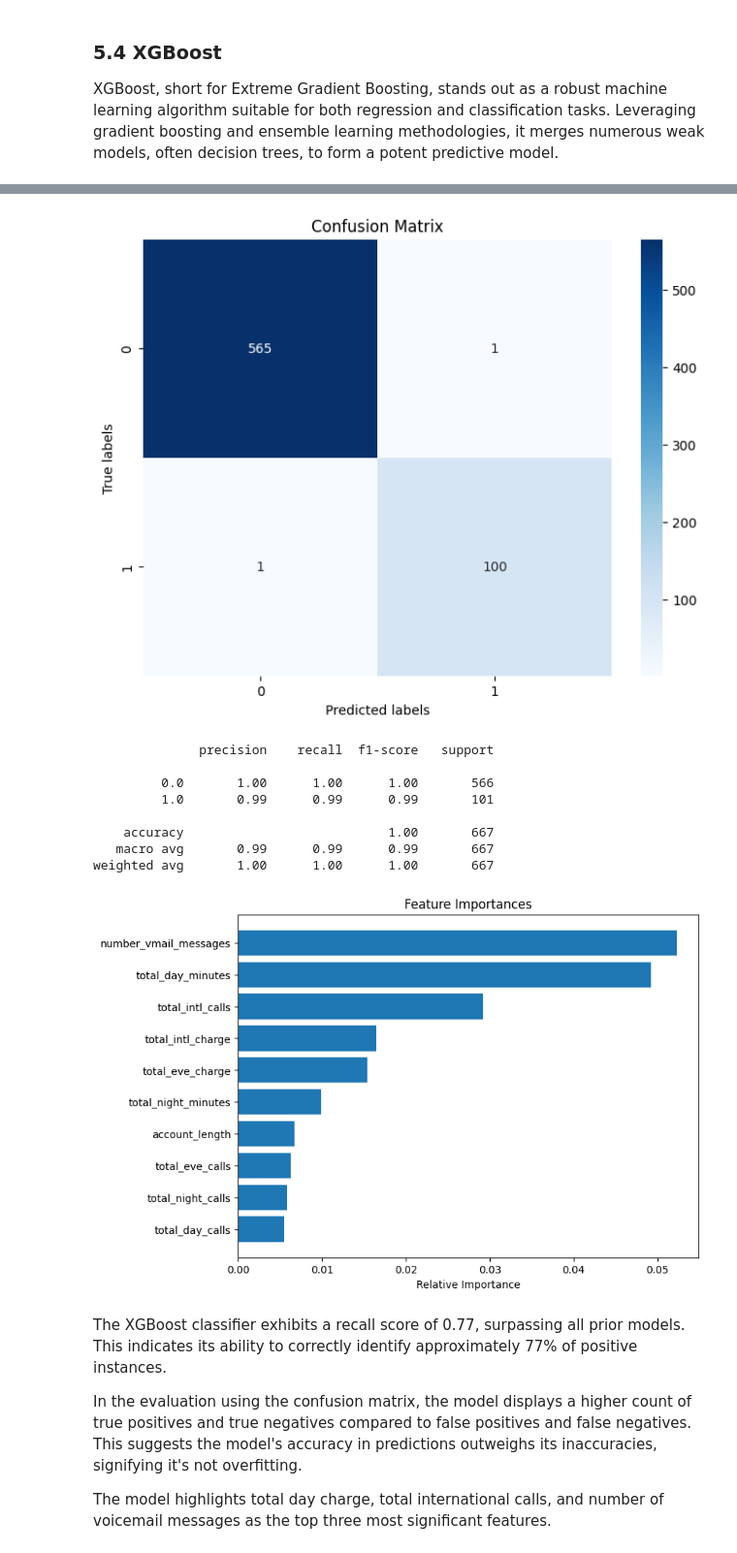
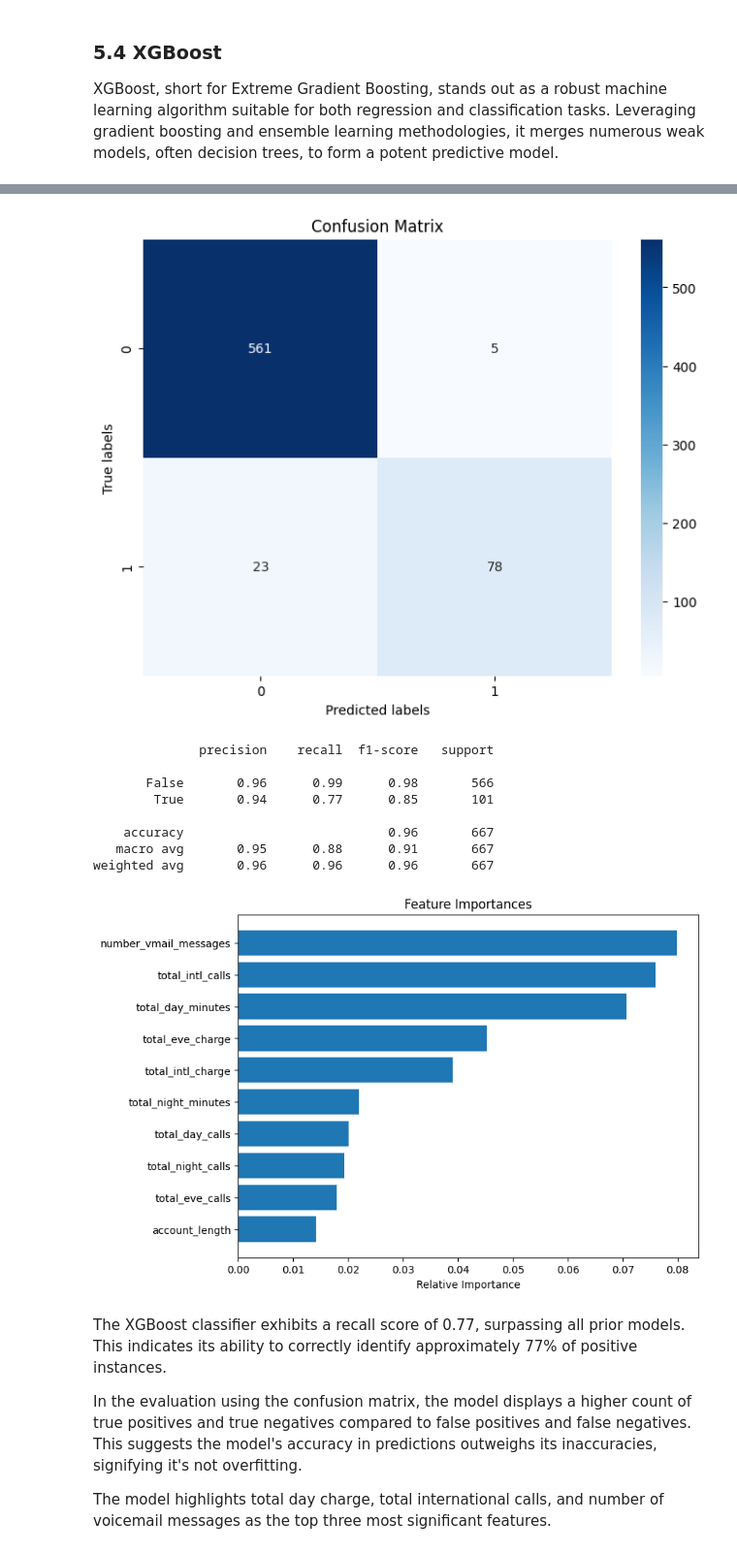
Before and after one commit to NgenziNevilleMativo/syriatel_customer_churn, a Jupyter notebook: index.ipynb, the cells around one changed output, grey strips where cells are left out. Shown at 97% size. Drawn from its saved outputs; the diff is of its cells as text; code cells hidden in the pictures.

```diff
--- a/index.ipynb
+++ b/index.ipynb
@@ -1013,0 +939,9 @@ plt.show()
+# %%
+# Initialize Decision Tree Classifier
+clf = DecisionTreeClassifier(random_state=42)
+
+# Train the Model
+clf.fit(X_train, y_train)
+
+# Make Predictions
+y_pred = clf.predict(X_test)
@@ -1220,9 +1216,9 @@ XGBoost, short for Extreme Gradient Boosting, stands out as a robust machine lea
 # %%
 from xgboost import XGBClassifier
 # %%
-#instantiate XGBClassifier
+# Instantiate XGBClassifier
 xg_clf = XGBClassifier(random_state=123)
 
-#Fit on the training data
-xg_clf.fit(resampled_X_train,resampled_y_train)
+# Fit the model on the training data
+xg_clf.fit(X_train, y_train)
 # %% [output]
@@ -1247,31 +1253,31 @@ plt.ylabel("True labels")
 plt.title("Confusion Matrix")
 plt.show()
 # %% [output]
-[figure, old version]
+[figure, new version]
 # %%
 print(classification_report(y_test,y_pred_xg))
 # %% [output]
               precision    recall  f1-score   support
 
-         0.0       1.00      1.00      1.00       566
-         1.0       0.99      0.99      0.99       101
+       False       0.96      0.99      0.98       566
+        True       0.94      0.77      0.85       101
 
-    accuracy                           1.00       667
-   macro avg       0.99      0.99      0.99       667
-weighted avg       1.00      1.00      1.00       667
+    accuracy                           0.96       667
+   macro avg       0.95      0.88      0.91       667
+weighted avg       0.96      0.96      0.96       667
 # %%
-feature_names = list(resampled_X_train.columns)
+feature_names = list(X_train.columns)
 importances = xg_clf.feature_importances_[0:10]
 indices = np.argsort(importances)
 
 plt.figure(figsize=(8,6))
 plt.title('Feature Importances')
 plt.barh(range(len(indices)), importances[indices], align='center')
 plt.yticks(range(len(indices)), [feature_names[i] for i in indices])
 plt.xlabel('Relative Importance')
 plt.show()
 # %% [output]
-[figure, old version]
+[figure, new version]
 # %% [markdown]
 The XGBoost classifier exhibits a recall score of 0.77, surpassing all prior models. This indicates its ability to correctly identify approximately 77% of positive instances.
 
```
Also changed, not shown: parts of 14 cells of this notebook.
